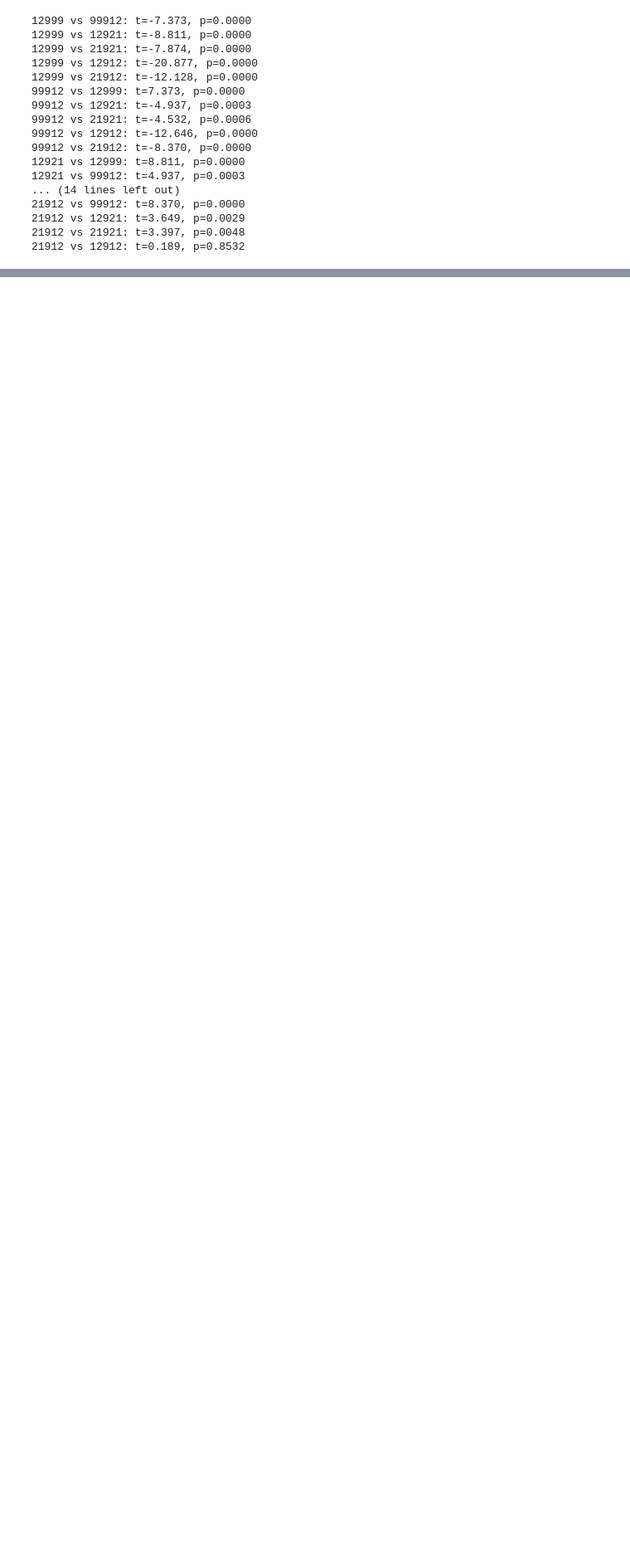
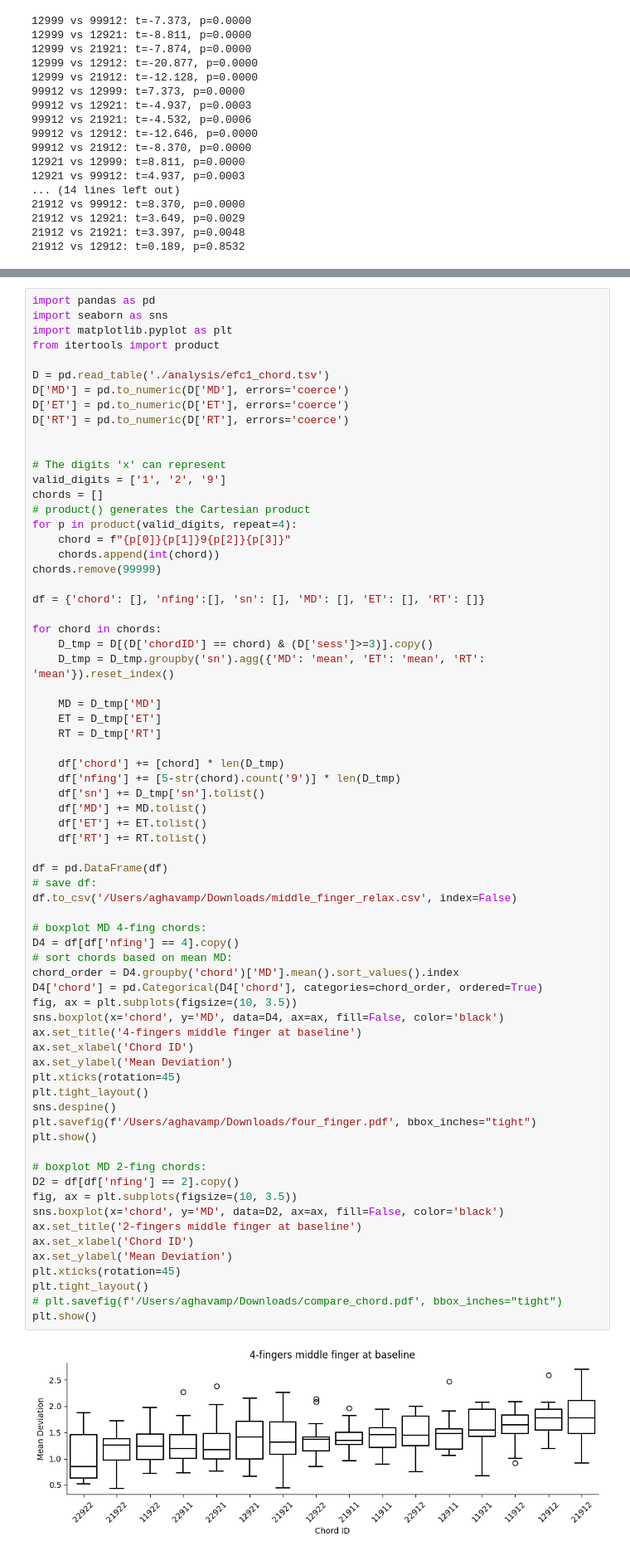
Before and after one commit to alighavam/ChordSynergy_JNP2025, a Jupyter notebook: grant.ipynb, the cells around one changed output, grey strips where cells are left out. Shown at 83% size. Saved outputs shown, nothing was run; the diff lists cells and outputs as text; blank space fills up the shorter version.

Commit message:
middle finger relax chords

```diff
--- a/grant.ipynb
+++ b/grant.ipynb
@@ -70,0 +77,71 @@ for chord1 in chords:
+# %%
+import pandas as pd
+import seaborn as sns
+import matplotlib.pyplot as plt
+from itertools import product
+
+D = pd.read_table('./analysis/efc1_chord.tsv')
+D['MD'] = pd.to_numeric(D['MD'], errors='coerce')
+D['ET'] = pd.to_numeric(D['ET'], errors='coerce')
+D['RT'] = pd.to_numeric(D['RT'], errors='coerce')
+
+
+# The digits 'x' can represent
+valid_digits = ['1', '2', '9']
+chords = []
+# product() generates the Cartesian product
+for p in product(valid_digits, repeat=4):
+    chord = f"{p[0]}{p[1]}9{p[2]}{p[3]}"
+    chords.append(int(chord))
+chords.remove(99999)
+
+df = {'chord': [], 'nfing':[], 'sn': [], 'MD': [], 'ET': [], 'RT': []}
+
+for chord in chords:
+    D_tmp = D[(D['chordID'] == chord) & (D['sess']>=3)].copy()
+    D_tmp = D_tmp.groupby('sn').agg({'MD': 'mean', 'ET': 'mean', 'RT': 'mean'}).reset_index()
+
+    MD = D_tmp['MD']
+    ET = D_tmp['ET']
+    RT = D_tmp['RT']
+
+    df['chord'] += [chord] * len(D_tmp)
+    df['nfing'] += [5-str(chord).count('9')] * len(D_tmp)
+    df['sn'] += D_tmp['sn'].tolist()
+    df['MD'] += MD.tolist()
+    df['ET'] += ET.tolist()
+    df['RT'] += RT.tolist()
+
+df = pd.DataFrame(df)
+# save df:
+df.to_csv('/Users/aghavamp/Downloads/middle_finger_relax.csv', index=False)
+
+# boxplot MD 4-fing chords:
+D4 = df[df['nfing'] == 4].copy()
+# sort chords based on mean MD:
+chord_order = D4.groupby('chord')['MD'].mean().sort_values().index
+D4['chord'] = pd.Categorical(D4['chord'], categories=chord_order, ordered=True)
+fig, ax = plt.subplots(figsize=(10, 3.5))
+sns.boxplot(x='chord', y='MD', data=D4, ax=ax, fill=False, color='black')
+ax.set_title('4-fingers middle finger at baseline')
+ax.set_xlabel('Chord ID')
+ax.set_ylabel('Mean Deviation')
+plt.xticks(rotation=45)
+plt.tight_layout()
+sns.despine()
+plt.savefig(f'/Users/aghavamp/Downloads/four_finger.pdf', bbox_inches="tight")
+plt.show()
+
+# boxplot MD 2-fing chords:
+D2 = df[df['nfing'] == 2].copy()
+fig, ax = plt.subplots(figsize=(10, 3.5))
+sns.boxplot(x='chord', y='MD', data=D2, ax=ax, fill=False, color='black')
+ax.set_title('2-fingers middle finger at baseline')
+ax.set_xlabel('Chord ID')
+ax.set_ylabel('Mean Deviation')
+plt.xticks(rotation=45)
+plt.tight_layout()
+# plt.savefig(f'/Users/aghavamp/Downloads/compare_chord.pdf', bbox_inches="tight")
+plt.show()
+# %% [output]
+[figure, added]
```
Also changed, not shown: parts of 4 cells of this notebook.
